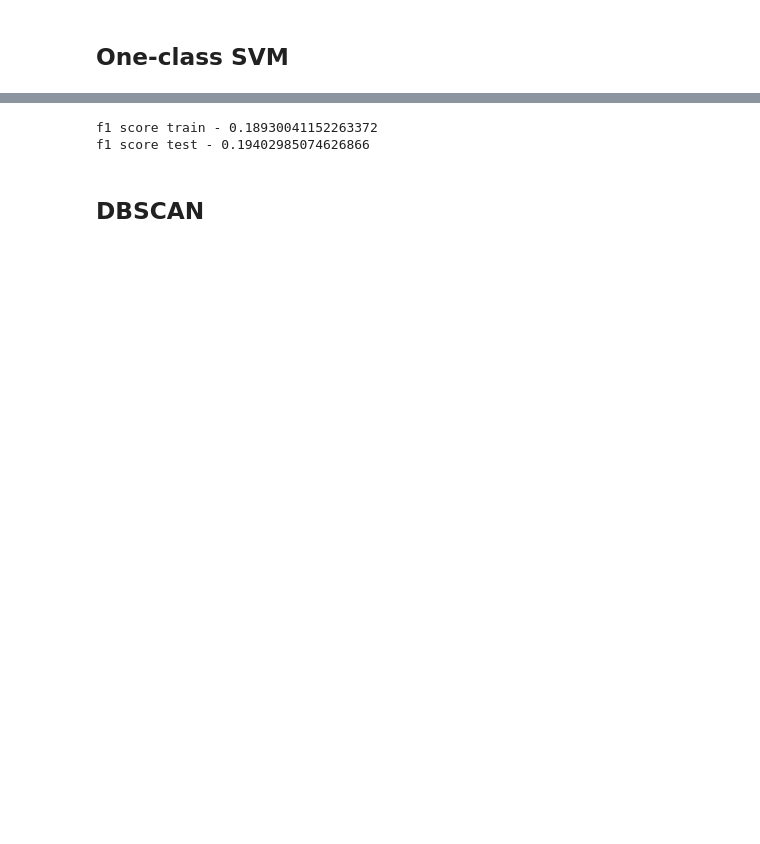
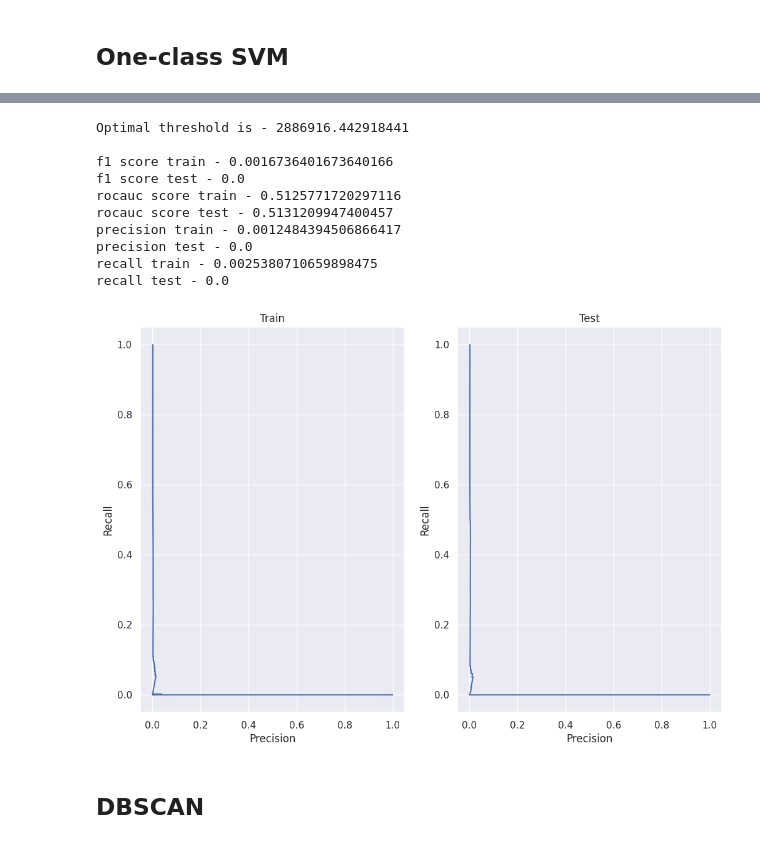
Before and after one commit to nokiroki/Coursework_copy, a Jupyter notebook: notebooks/linear_model.ipynb, the cells around one changed output, grey strips where cells are left out. Cells and saved outputs as stored; diff of their text form; code cells hidden in the pictures; blank space fills up the shorter version.

```diff
--- a/notebooks/linear_model.ipynb
+++ b/notebooks/linear_model.ipynb
@@ -406,12 +415,17 @@ test_pred = np.where((test_pred == 0) | (test_pred == 1), test_pred^1, test_pred
-# %%
-print(f'f1 score train - {f1_score(target_train, train_pred)}')
-print(f'f1 score test - {f1_score(target_test, test_pred)}')
-
-print(f'rocauc train - {roc_auc_score(target_train, train_scores)}')
-print(f'rocauc test - {roc_auc_score(target_test, test_pred)}')
-# %% [output]
-f1 score train - 0.18930041152263372
-f1 score test - 0.19402985074626866
+# %%
+print_metrics(target_train, target_test, train_scores, test_scores)
+# %% [output]
+Optimal threshold is - 2886916.442918441
+
+f1 score train - 0.0016736401673640166
+f1 score test - 0.0
+rocauc score train - 0.5125771720297116
+rocauc score test - 0.5131209947400457
+precision train - 0.0012484394506866417
+precision test - 0.0
+recall train - 0.0025380710659898475
+recall test - 0.0
+[figure, added]
 # %% [markdown]
 ## DBSCAN
 # %%
```
Also changed, not shown: parts of 39 cells of this notebook, 23 other files.
